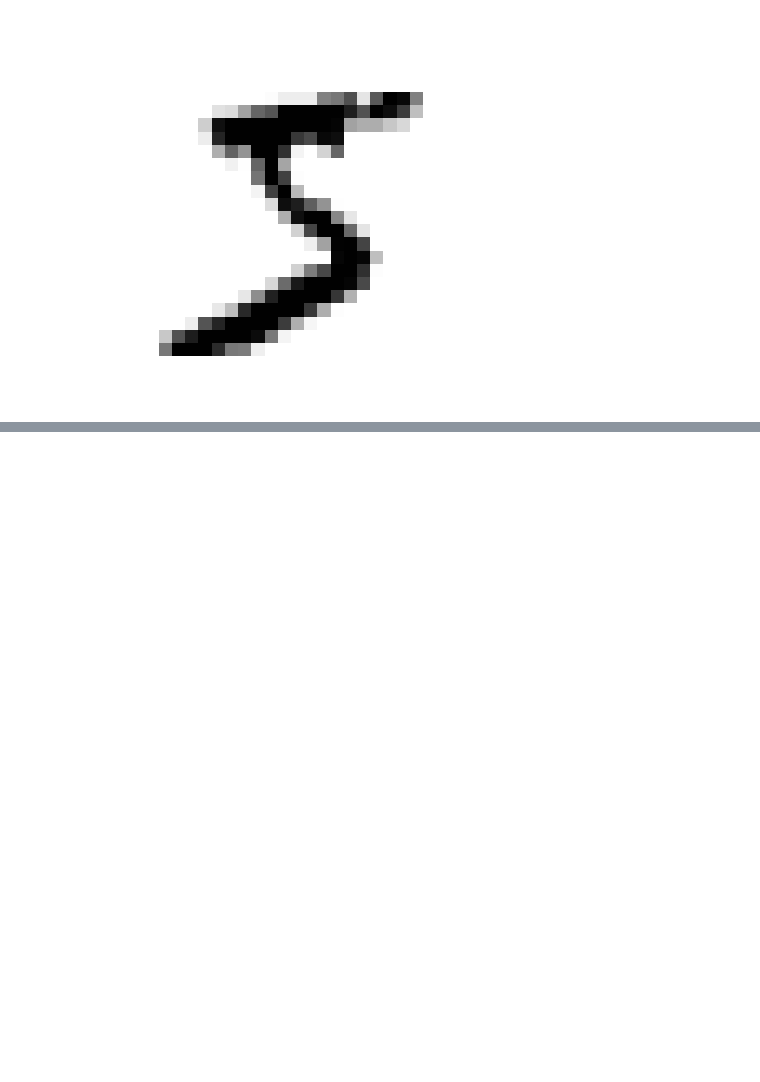
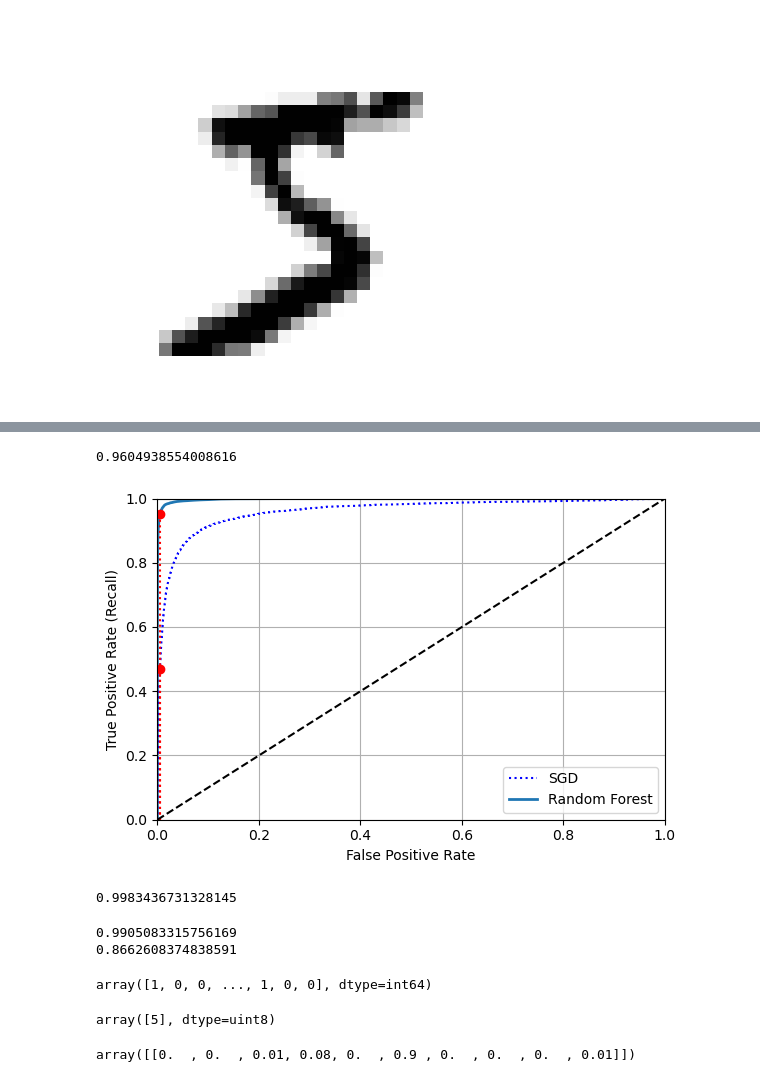
Before and after one commit to FrankLloyd83/HandsOnML_lecture, a Jupyter notebook: MNIST.ipynb, the cells around one changed output, grey strips where cells are left out. Drawn from its saved outputs; the diff is of its cells as text; code cells hidden in the pictures; blank space fills up the shorter version.

```diff
--- a/MNIST.ipynb
+++ b/MNIST.ipynb
@@ -25,0 +217,53 @@ plt.show()
+# %%
+from sklearn.metrics import roc_auc_score
+roc_auc_score(y_train_5, y_scores)
+# %% [output]
+0.9604938554008616
+# %%
+from sklearn.ensemble import RandomForestClassifier
+
+forest_clf = RandomForestClassifier(random_state=42)
+y_probas_forest = cross_val_predict(forest_clf, X_train, y_train_5, cv=3, method='predict_proba')
+y_scores_forest = y_probas_forest[:, 1]
+fpr_forest, tpr_forest, thresholds_forest = roc_curve(y_train_5, y_scores_forest)
+# %%
+plt.figure(figsize=(6, 4))
+plt.plot(fpr, tpr, "b:", label="SGD")
+threshold_45_recall = threshold[np.argmax(fpr >= 0.005)]
+idx = (threshold <= threshold_45_recall).argmax()  # first index <= threshold
+plt.plot(fpr[idx], tpr[idx], "ro")
+plt.vlines(fpr[idx], 0, tpr[idx], "r", "dotted", zorder=2)
+threshold_45_recall_forest = thresholds_forest[np.argmax(fpr_forest >= 0.005)]
+# first index <= threshold
+idx_forest = (thresholds_forest <= threshold_45_recall_forest).argmax()
+plt.plot(fpr_forest[idx_forest], tpr_forest[idx_forest], "ro")
+plt.vlines(fpr_forest[idx_forest], 0,
+           tpr_forest[idx_forest], "r", "dotted", zorder=2)
+plot_roc_curve(fpr_forest, tpr_forest, "Random Forest")
+
+plt.show()
+# %% [output]
+[figure, added]
+# %%
+roc_auc_score(y_train_5, y_scores_forest)
+# %% [output]
+0.9983436731328145
+# %%
+print(precision_score(y_train_5, np.argmax(y_probas_forest, axis=1)))
+print(recall_score(y_train_5, np.argmax(y_probas_forest, axis=1)))
+# %% [output]
+0.9905083315756169
+0.8662608374838591
+# %%
+np.argmax(y_probas_forest, axis=1)
+# %% [output]
+array([1, 0, 0, ..., 1, 0, 0], dtype=int64)
+# %%
+forest_clf.fit(X_train, y_train)
+forest_clf.predict([some_digit])
+# %% [output]
+array([5], dtype=uint8)
+# %%
+forest_clf.predict_proba([some_digit])
+# %% [output]
+array([[0.  , 0.  , 0.01, 0.08, 0.  , 0.9 , 0.  , 0.  , 0.  , 0.01]])
```
Also changed, not shown: parts of 57 cells of this notebook.
